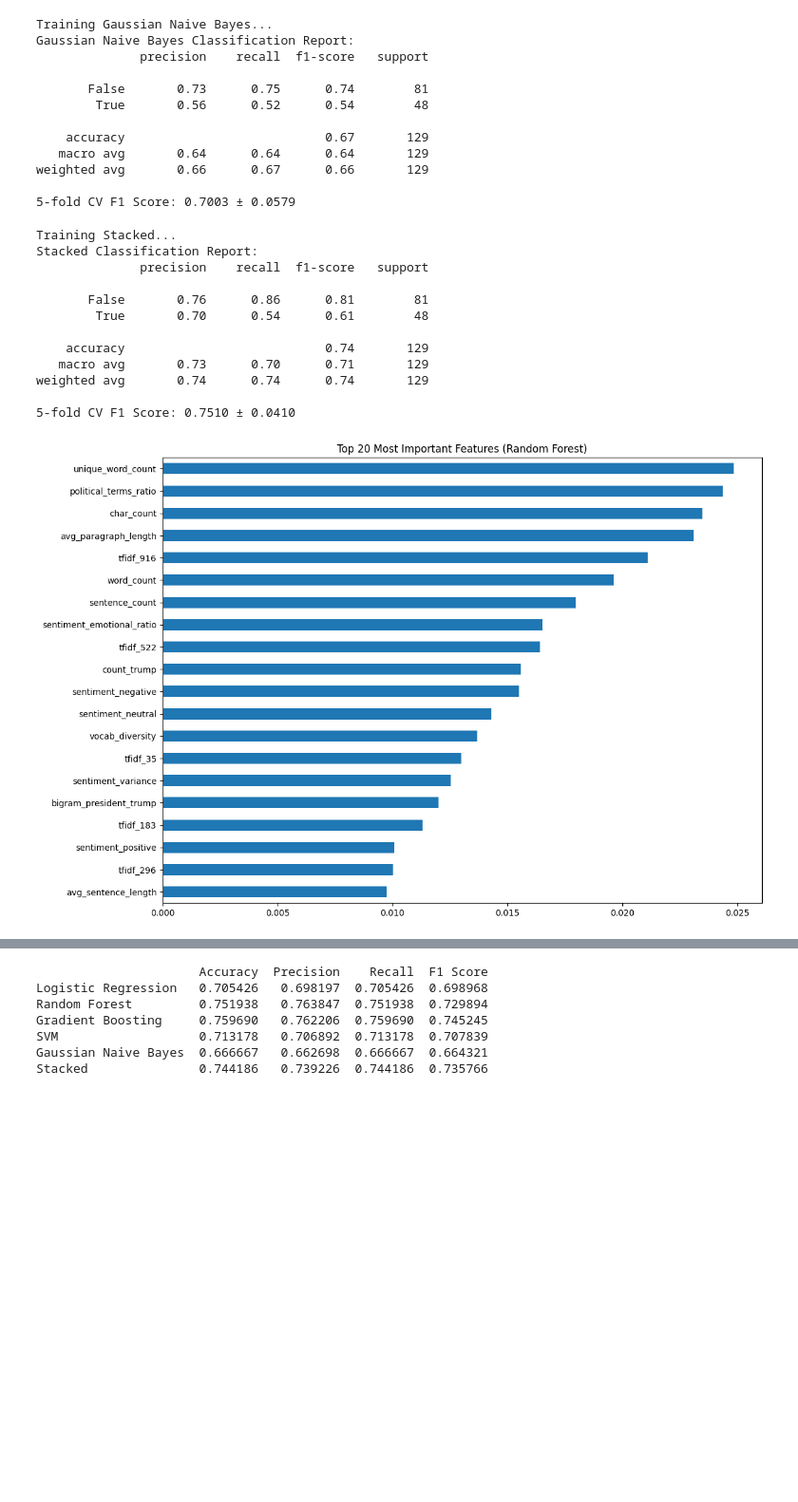
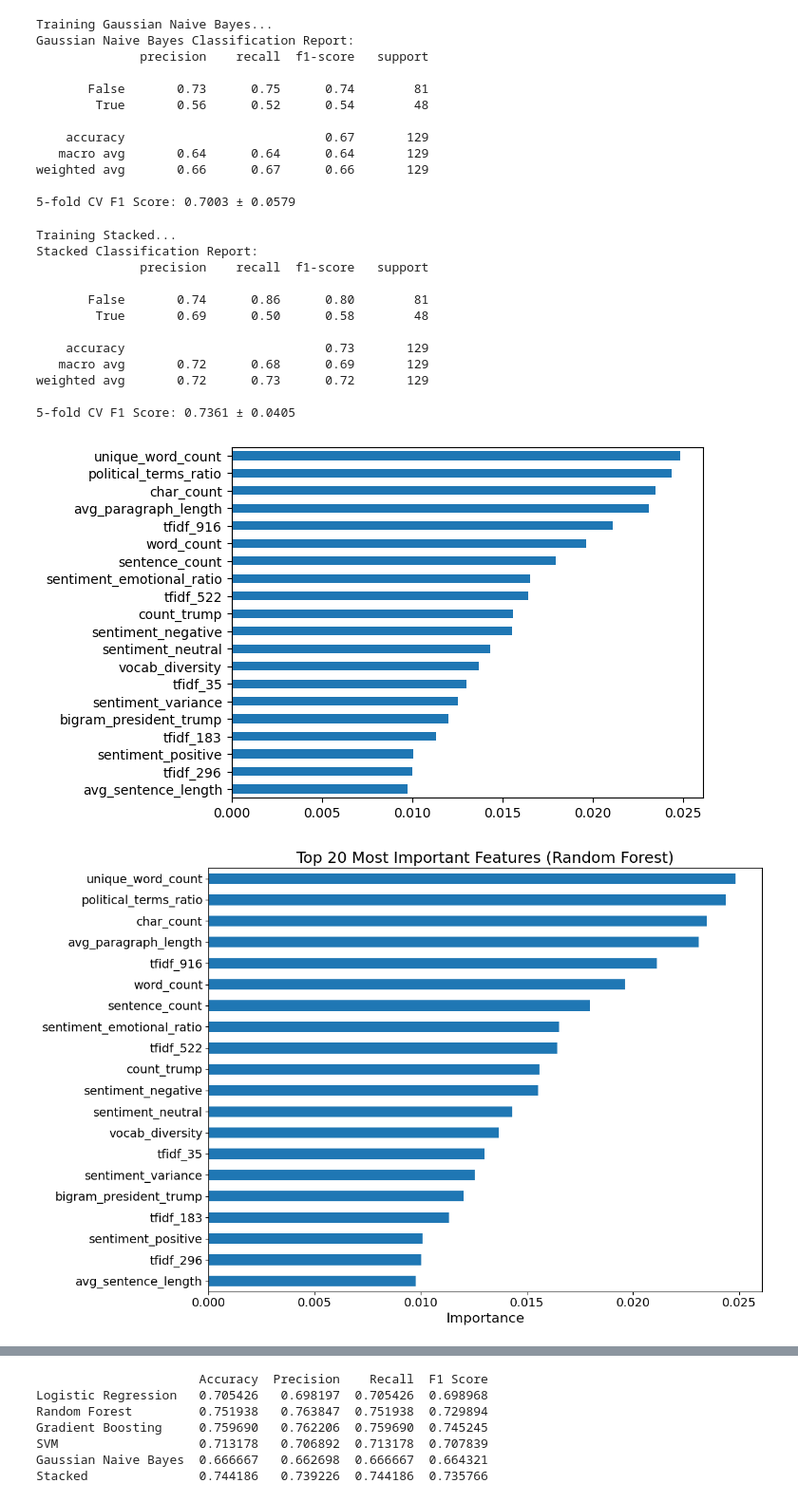
Before and after one commit to dlqnt/DAT550-Project, a Jupyter notebook: model_training.ipynb, the cells around one changed output, grey strips where cells are left out. Shown: that part at 95% size. Cells and saved outputs as stored; diff of their text form; code cells hidden in the pictures; blank space fills up the shorter version.

Commit message:
made chart more readable for report

```diff
--- a/model_training.ipynb
+++ b/model_training.ipynb
@@ -265,7 +265,7 @@ from sklearn.ensemble import StackingClassifier
 estimators = [
     ('Random Forest', RandomForestClassifier(n_estimators=100, random_state=42)),
     ('Logistic Regression', LogisticRegression(max_iter=1000, random_state=42)),
-    # ('Gaussian Naive Bayes', GaussianNB()),
+    ('Gaussian Naive Bayes', GaussianNB()),
     ('SVM', SVC(probability=True, random_state=42)),
     ('Gradient Boosting', GradientBoostingClassifier(n_estimators=100, random_state=42)),
 ]
@@ -292,33 +292,42 @@ Training Stacked...
 Stacked Classification Report:
               precision    recall  f1-score   support
 
-       False       0.76      0.86      0.81        81
-        True       0.70      0.54      0.61        48
+       False       0.74      0.86      0.80        81
+        True       0.69      0.50      0.58        48
 
-    accuracy                           0.74       129
-   macro avg       0.73      0.70      0.71       129
-weighted avg       0.74      0.74      0.74       129
+    accuracy                           0.73       129
+   macro avg       0.72      0.68      0.69       129
+weighted avg       0.72      0.73      0.72       129
 
-5-fold CV F1 Score: 0.7510 ± 0.0410
+5-fold CV F1 Score: 0.7361 ± 0.0405
 # %%
 # Analyze feature importance from the Random Forest model
 if 'Random Forest' in results:
     rf_model = results['Random Forest']['model']
     feature_importances = pd.Series(rf_model.feature_importances_, index=X_train_selected.columns)
     top_20_features = feature_importances.nlargest(20)
+    top_20_features.sort_values().plot(kind='barh')
 
     plt.figure(figsize=(12, 8))
-    top_20_features.sort_values().plot(kind='barh')
-    plt.title('Top 20 Most Important Features (Random Forest)')
+
+    ax = top_20_features.sort_values().plot(kind='barh')
+    ax.tick_params(axis='y', labelsize=14)
+    ax.tick_params(axis='x', labelsize=14)
+    ax.set_title('Top 20 Most Important Features (Random Forest)', fontsize=18)
+    ax.set_xlabel('Importance', fontsize=16)
+    # if you have a ylabel:
+    # ax.set_ylabel('Feature', fontsize=16)
+
     plt.tight_layout()
-    plt.savefig(os.path.join(models_dir, 'top_20_features.png'))
+    plt.savefig(os.path.join(models_dir, 'top_20_features_bigfont.png'), dpi=300)
     plt.show()
 
     print("Top 20 most important features:")
     for i, (feature, importance) in enumerate(top_20_features.items(), 1):
         print(f"{i}. {feature}: {importance:.4f}")
 # %% [output]
-[figure, old version]
+[figure, new version]
+[figure, added]
 Top 20 most important features:
 1. unique_word_count: 0.0248
 2. political_terms_ratio: 0.0244
```
Also changed, not shown: parts of 2 cells of this notebook, 5 other files.
